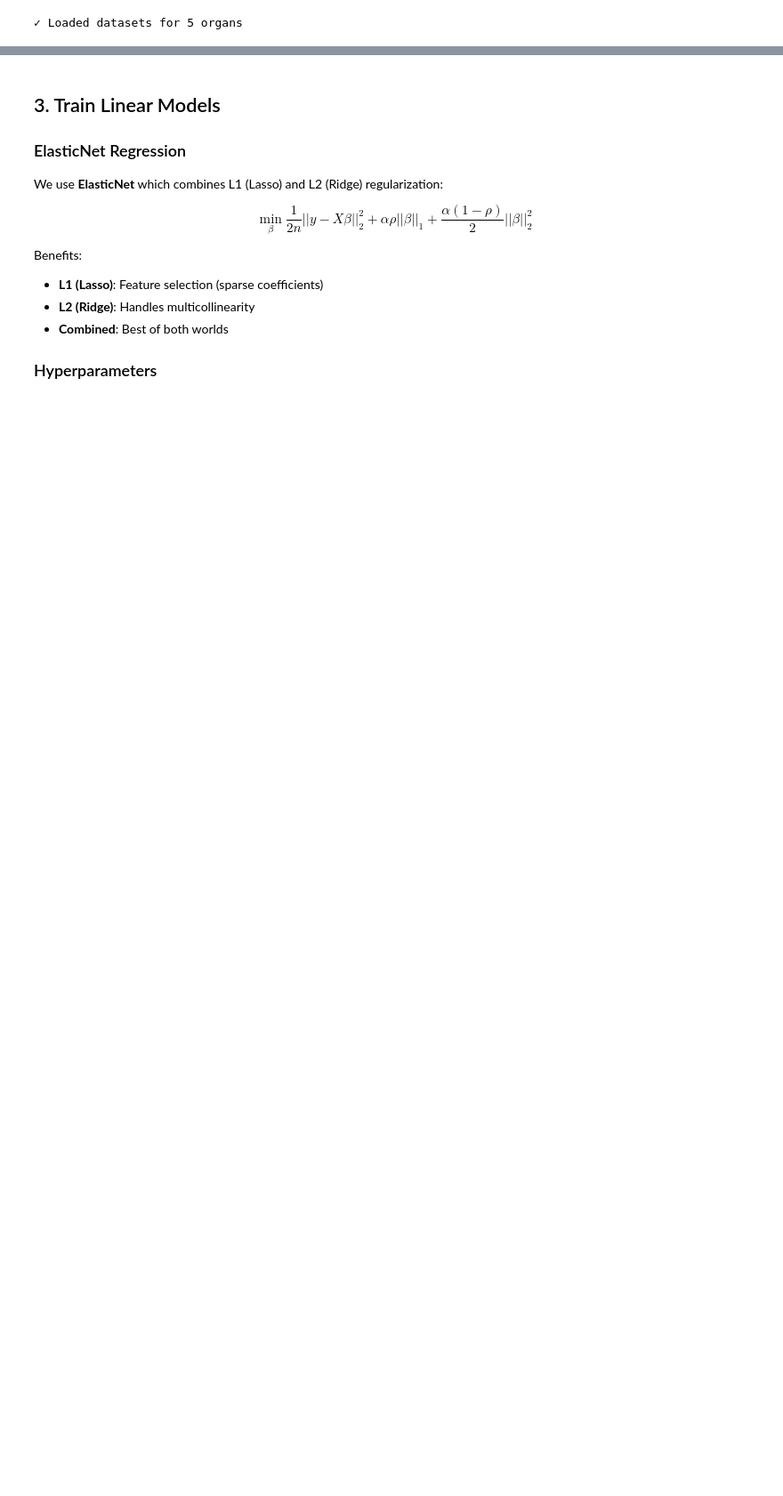
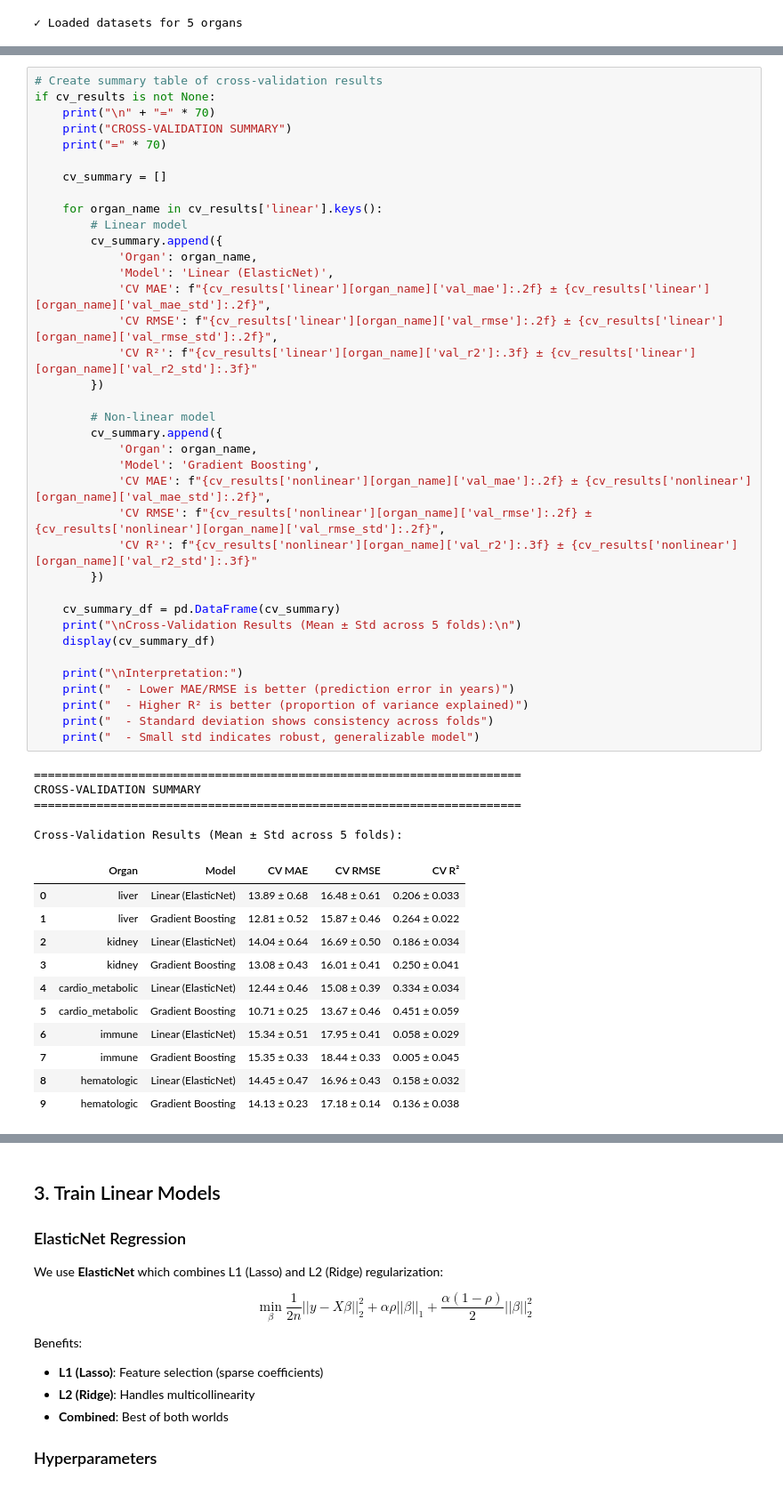
Before and after one commit to BawstosAI/Vitalist, a Jupyter notebook: notebooks/03_train_organ_clocks.ipynb, the cells around one changed output, grey strips where cells are left out. Shown at 89% size. Cells and saved outputs as stored; diff of their text form; blank space fills up the shorter version.

```diff
--- a/notebooks/03_train_organ_clocks.ipynb
+++ b/notebooks/03_train_organ_clocks.ipynb
@@ -178,0 +330,54 @@ else:
+# %%
+# Create summary table of cross-validation results
+if cv_results is not None:
+    print("\n" + "=" * 70)
+    print("CROSS-VALIDATION SUMMARY")
+    print("=" * 70)
+
+    cv_summary = []
+
+    for organ_name in cv_results['linear'].keys():
+        # Linear model
+        cv_summary.append({
+            'Organ': organ_name,
+            'Model': 'Linear (ElasticNet)',
+            'CV MAE': f"{cv_results['linear'][organ_name]['val_mae']:.2f} ± {cv_results['linear'][organ_name]['val_mae_std']:.2f}",
+            'CV RMSE': f"{cv_results['linear'][organ_name]['val_rmse']:.2f} ± {cv_results['linear'][organ_name]['val_rmse_std']:.2f}",
+            'CV R²': f"{cv_results['linear'][organ_name]['val_r2']:.3f} ± {cv_results['linear'][organ_name]['val_r2_std']:.3f}"
+        })
+
+        # Non-linear model
+        cv_summary.append({
+            'Organ': organ_name,
+            'Model': 'Gradient Boosting',
+            'CV MAE': f"{cv_results['nonlinear'][organ_name]['val_mae']:.2f} ± {cv_results['nonlinear'][organ_name]['val_mae_std']:.2f}",
+            'CV RMSE': f"{cv_results['nonlinear'][organ_name]['val_rmse']:.2f} ± {cv_results['nonlinear'][organ_name]['val_rmse_std']:.2f}",
+            'CV R²': f"{cv_results['nonlinear'][organ_name]['val_r2']:.3f} ± {cv_results['nonlinear'][organ_name]['val_r2_std']:.3f}"
+        })
+
+    cv_summary_df = pd.DataFrame(cv_summary)
+    print("\nCross-Validation Results (Mean ± Std across 5 folds):\n")
+    display(cv_summary_df)
+
+    print("\nInterpretation:")
+    print("  - Lower MAE/RMSE is better (prediction error in years)")
+    print("  - Higher R² is better (proportion of variance explained)")
+    print("  - Standard deviation shows consistency across folds")
+    print("  - Small std indicates robust, generalizable model")
+# %% [output]
+======================================================================
+CROSS-VALIDATION SUMMARY
+======================================================================
+
+Cross-Validation Results (Mean ± Std across 5 folds):
+|  | Organ | Model | CV MAE | CV RMSE | CV R² |
+| 0 | liver | Linear (ElasticNet) | 13.89 ± 0.68 | 16.48 ± 0.61 | 0.206 ± 0.033 |
+| 1 | liver | Gradient Boosting | 12.81 ± 0.52 | 15.87 ± 0.46 | 0.264 ± 0.022 |
+| 2 | kidney | Linear (ElasticNet) | 14.04 ± 0.64 | 16.69 ± 0.50 | 0.186 ± 0.034 |
+| 3 | kidney | Gradient Boosting | 13.08 ± 0.43 | 16.01 ± 0.41 | 0.250 ± 0.041 |
+| 4 | cardio_metabolic | Linear (ElasticNet) | 12.44 ± 0.46 | 15.08 ± 0.39 | 0.334 ± 0.034 |
+| 5 | cardio_metabolic | Gradient Boosting | 10.71 ± 0.25 | 13.67 ± 0.46 | 0.451 ± 0.059 |
+| 6 | immune | Linear (ElasticNet) | 15.34 ± 0.51 | 17.95 ± 0.41 | 0.058 ± 0.029 |
+| 7 | immune | Gradient Boosting | 15.35 ± 0.33 | 18.44 ± 0.33 | 0.005 ± 0.045 |
+| 8 | hematologic | Linear (ElasticNet) | 14.45 ± 0.47 | 16.96 ± 0.43 | 0.158 ± 0.032 |
+| 9 | hematologic | Gradient Boosting | 14.13 ± 0.23 | 17.18 ± 0.14 | 0.136 ± 0.038 |
```
Also changed, not shown: parts of 14 cells of this notebook, 47 other files.
